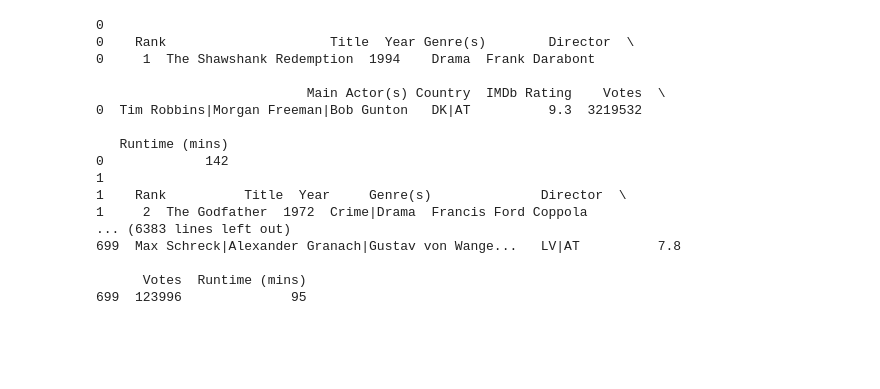
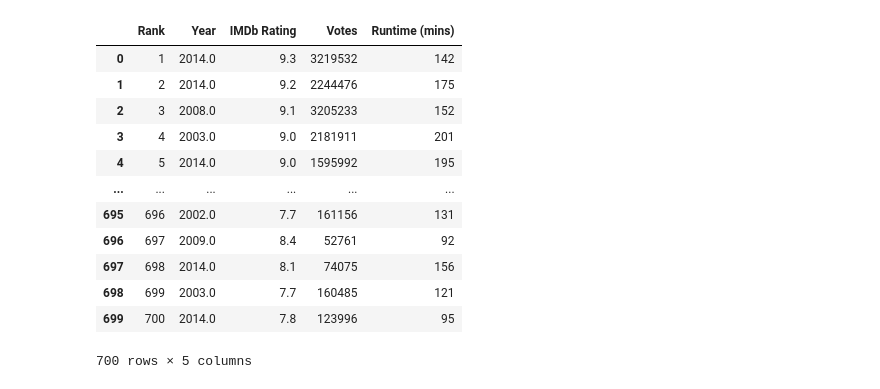
Before and after one commit to ChihuahuaLover69/Kikin-Lab, a Jupyter notebook: mintic/eda/WI^P CARAMELLDANSEN.ipynb, the cells around one changed output. Saved outputs shown, nothing was run; the diff lists cells and outputs as text; code cells hidden in the pictures; blank space fills up the shorter version.

```diff
--- a/mintic/eda/WI^P CARAMELLDANSEN.ipynb
+++ b/mintic/eda/WI^P CARAMELLDANSEN.ipynb
@@ -1,34 +24,53 @@
 # %%
-import pandas as pd
 
-df= pd.read_csv("../../data/IMDb_Top_700_Movies_2026.csv")
 
-def impute_missing(data, strategy='mean', columns=None):
+def impute_missing(data_cruda, strategy='mean', columns=None):
+
     if columns:
-    	data = data[columns]
-    for i in data.index:
-        print(i)
-        print(i, data[data.index == i])
+    	data_cruda = data_cruda[columns]
+    data = data_cruda.select_dtypes(include="number")
+    if strategy == "mean":
+        count_dictionary = {}
+        dictionary = {}
 
-impute_missing(df)
+        for k in data.index:
+            for c,i in data.loc[k].items():
+                if pd.notna(i):
+                    dictionary[c]=dictionary.get(c,0) + i
+                    count_dictionary[c]= count_dictionary.get(c,0)+1
+        replacement = {}
+        for i in count_dictionary.keys():
+            replacement[i] = np.floor(dictionary[i]/count_dictionary[i])
+    elif strategy == "median":
+        replacement={}
+        for i in data.columns:
+
+            sorted_data = data[i].dropna()
+            sorted_data = sorted_data.sort_values()
+            replacement[i]=sorted_data[sorted_data.index[-1]//2]
+    elif strategy == "mode":
+        valuecounts =data.dropna()
+        replacement={}
+        for i in valuecounts.columns:
+            replacement[i]=valuecounts[i].value_counts().idxmax()
+
+    return data.fillna(replacement)
+
+impute_missing(df, "mode")
 # %% [output]
+|  | Rank | Year | IMDb Rating | Votes | Runtime (mins) |
+| 0 | 1 | 2014.0 | 9.3 | 3219532 | 142 |
+| 1 | 2 | 2014.0 | 9.2 | 2244476 | 175 |
+| 2 | 3 | 2008.0 | 9.1 | 3205233 | 152 |
+| 3 | 4 | 2003.0 | 9.0 | 2181911 | 201 |
+| 4 | 5 | 2014.0 | 9.0 | 1595992 | 195 |
+| ... | ... | ... | ... | ... | ... |
+| 695 | 696 | 2002.0 | 7.7 | 161156 | 131 |
+| 696 | 697 | 2009.0 | 8.4 | 52761 | 92 |
+| 697 | 698 | 2014.0 | 8.1 | 74075 | 156 |
+| 698 | 699 | 2003.0 | 7.7 | 160485 | 121 |
+| 699 | 700 | 2014.0 | 7.8 | 123996 | 95 |
-0
-0    Rank                     Title  Year Genre(s)        Director  \
-0     1  The Shawshank Redemption  1994    Drama  Frank Darabont
-
-                           Main Actor(s) Country  IMDb Rating    Votes  \
-0  Tim Robbins|Morgan Freeman|Bob Gunton   DK|AT          9.3  3219532
-
-   Runtime (mins)
-0             142
-1
-1    Rank          Title  Year     Genre(s)              Director  \
-1     2  The Godfather  1972  Crime|Drama  Francis Ford Coppola
-... (6383 lines left out)
-699  Max Schreck|Alexander Granach|Gustav von Wange...   LV|AT          7.8
-
-      Votes  Runtime (mins)
-699  123996              95
+700 rows × 5 columns
 # %%
 df
 # %% [output]
```
Also changed, not shown: parts of 9 cells of this notebook, 2 other files.
